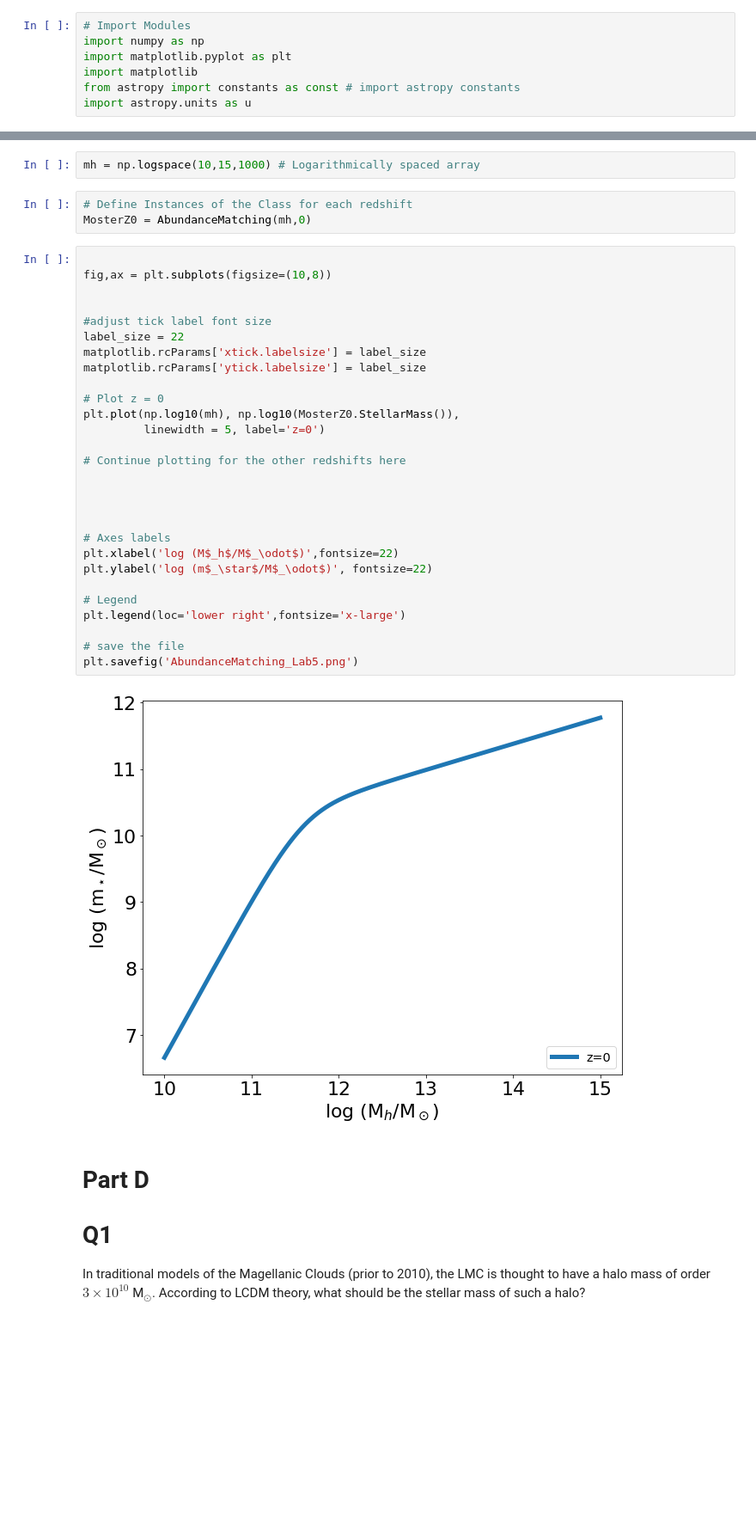
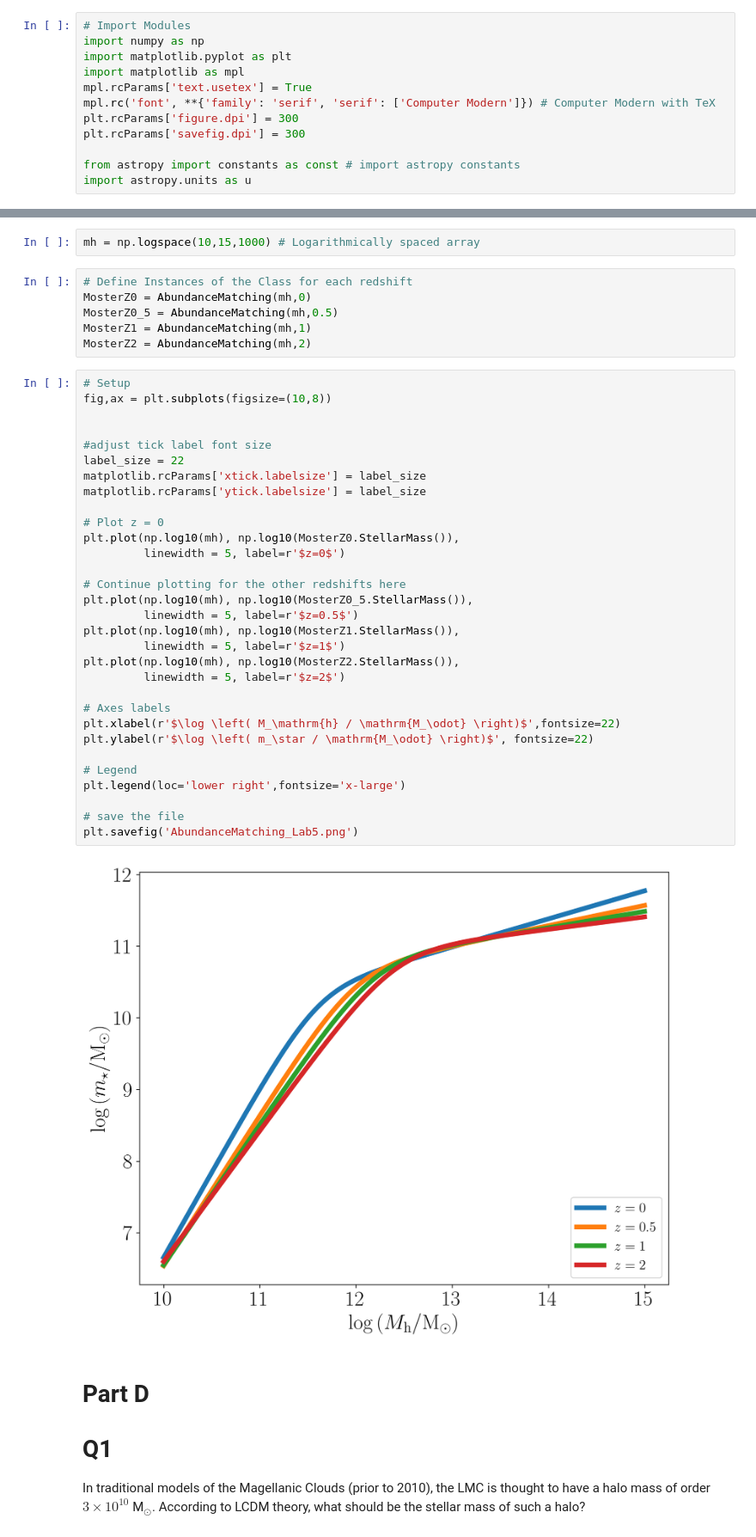
Before and after one commit to gabeweible/400B_2023_Weible, a Jupyter notebook: Labs/Lab5/Lab5.ipynb, the cells around one changed output, grey strips where cells are left out. Shown: that part at 86% size. Saved outputs shown, nothing was run; the diff lists cells and outputs as text; blank space fills up the shorter version.

Commit message:
:construction: Plotting Moster relations.

```diff
--- a/Labs/Lab5/Lab5.ipynb
+++ b/Labs/Lab5/Lab5.ipynb
@@ -4,7 +4,12 @@
 # Import Modules
 import numpy as np
 import matplotlib.pyplot as plt
-import matplotlib
+import matplotlib as mpl
+mpl.rcParams['text.usetex'] = True
+mpl.rc('font', **{'family': 'serif', 'serif': ['Computer Modern']}) # Computer Modern with TeX
+plt.rcParams['figure.dpi'] = 300
+plt.rcParams['savefig.dpi'] = 300
+
 from astropy import constants as const # import astropy constants
 import astropy.units as u
 # %% [markdown]
@@ -191,36 +196,42 @@ mh = np.logspace(10,15,1000) # Logarithmically spaced array
 # %%
 # Define Instances of the Class for each redshift
 MosterZ0 = AbundanceMatching(mh,0)
+MosterZ0_5 = AbundanceMatching(mh,0.5)
+MosterZ1 = AbundanceMatching(mh,1)
+MosterZ2 = AbundanceMatching(mh,2)
 # %%
-
+# Setup
 fig,ax = plt.subplots(figsize=(10,8))
 
 
 #adjust tick label font size
 label_size = 22
 matplotlib.rcParams['xtick.labelsize'] = label_size
 matplotlib.rcParams['ytick.labelsize'] = label_size
 
 # Plot z = 0
 plt.plot(np.log10(mh), np.log10(MosterZ0.StellarMass()),
-         linewidth = 5, label='z=0')
+         linewidth = 5, label=r'$z=0$')
 
 # Continue plotting for the other redshifts here
-
-
-
+plt.plot(np.log10(mh), np.log10(MosterZ0_5.StellarMass()),
+         linewidth = 5, label=r'$z=0.5$')
+plt.plot(np.log10(mh), np.log10(MosterZ1.StellarMass()),
+         linewidth = 5, label=r'$z=1$')
+plt.plot(np.log10(mh), np.log10(MosterZ2.StellarMass()),
+         linewidth = 5, label=r'$z=2$')
 
 # Axes labels
-plt.xlabel('log (M$_h$/M$_\odot$)',fontsize=22)
-plt.ylabel('log (m$_\star$/M$_\odot$)', fontsize=22)
+plt.xlabel(r'$\log \left( M_\mathrm{h} / \mathrm{M_\odot} \right)$',fontsize=22)
+plt.ylabel(r'$\log \left( m_\star / \mathrm{M_\odot} \right)$', fontsize=22)
 
 # Legend
 plt.legend(loc='lower right',fontsize='x-large')
 
 # save the file
 plt.savefig('AbundanceMatching_Lab5.png')
 # %% [output]
-[figure, old version]
+[figure, new version]
 # %% [markdown]
 # Part D
 
```
Also changed, not shown: 1 other file.
